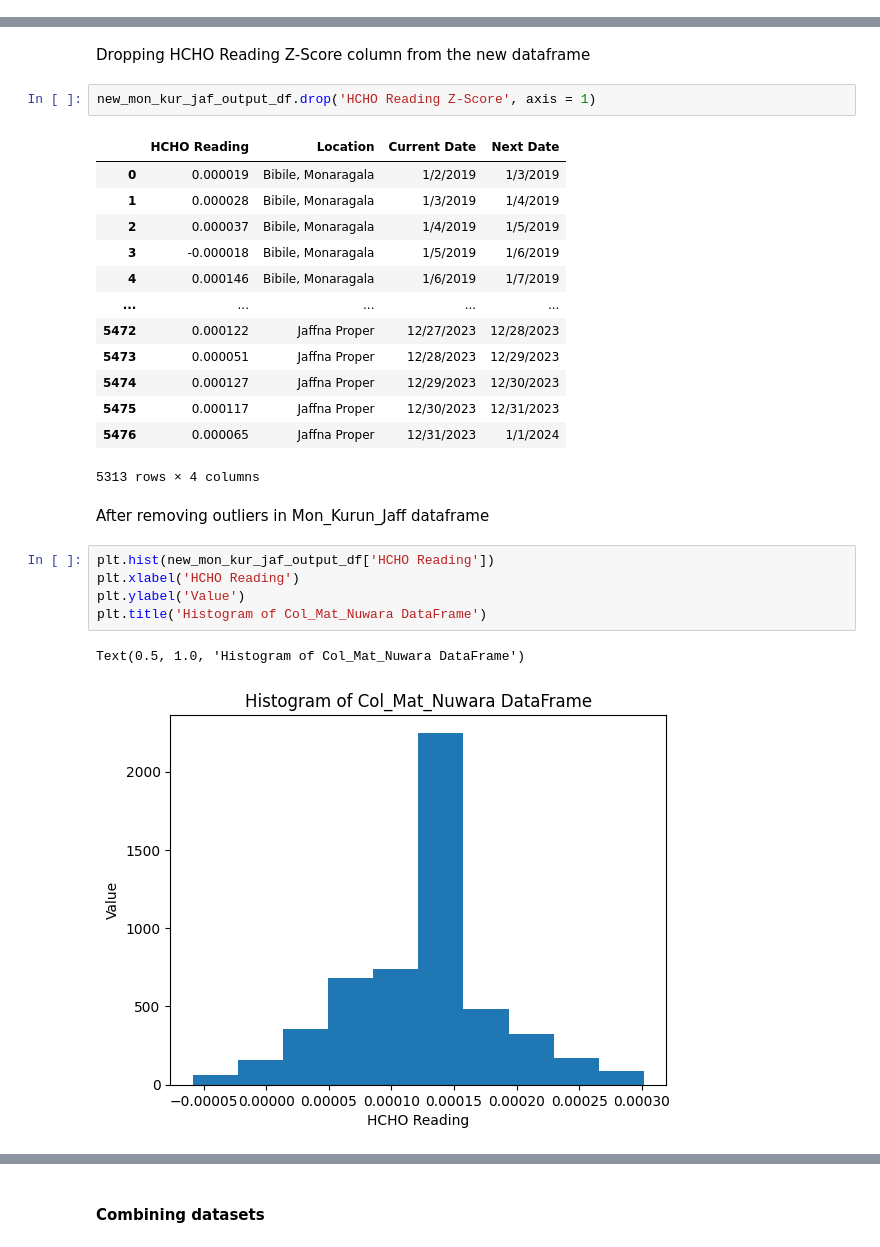
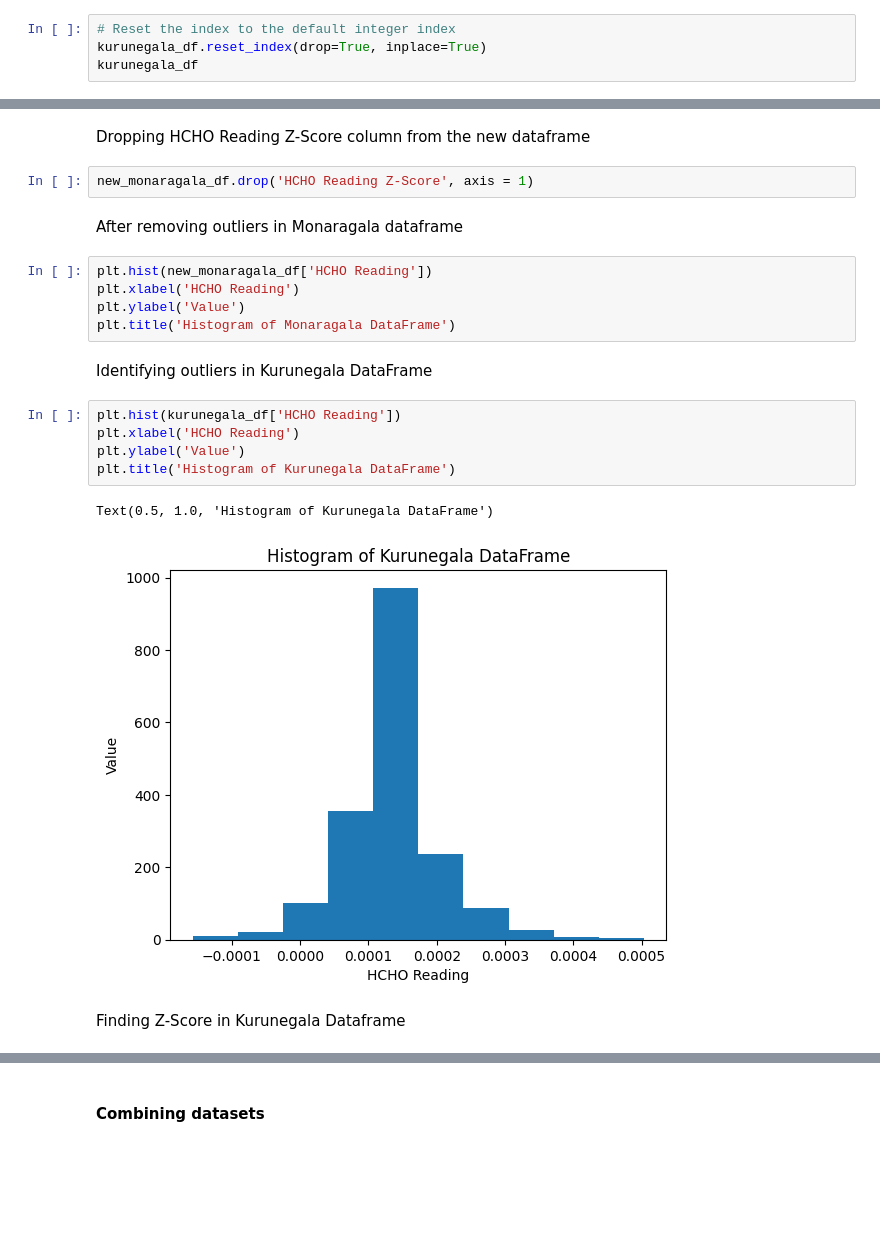
Before and after one commit to DeelakaDias/Analyzing-HCHO-Gas-Level-in-Sri-Lanka, a Jupyter notebook: Data Engineering CW.ipynb, the cells around one changed output, grey strips where cells are left out. Saved outputs shown, nothing was run; the diff lists cells and outputs as text; blank space fills up the shorter version.

```diff
--- a/Data Engineering CW.ipynb
+++ b/Data Engineering CW.ipynb
@@ -37,0 +42,4 @@ jaffna_df
+# %%
+# Reset the index to the default integer index
+kurunegala_df.reset_index(drop=True, inplace=True)
+kurunegala_df
@@ -477,28 +472,23 @@ new_mon_kur_jaf_output_df.shape[0], mon_kur_jaf_output_df.shape[0]
 # %% [markdown]
 Dropping HCHO Reading Z-Score column from the new dataframe
 # %%
-new_mon_kur_jaf_output_df.drop('HCHO Reading Z-Score', axis = 1)
+new_monaragala_df.drop('HCHO Reading Z-Score', axis = 1)
-# %% [output]
-|  | HCHO Reading | Location | Current Date | Next Date |
-| 0 | 0.000019 | Bibile, Monaragala | 1/2/2019 | 1/3/2019 |
-| 1 | 0.000028 | Bibile, Monaragala | 1/3/2019 | 1/4/2019 |
-| 2 | 0.000037 | Bibile, Monaragala | 1/4/2019 | 1/5/2019 |
-| 3 | -0.000018 | Bibile, Monaragala | 1/5/2019 | 1/6/2019 |
-| 4 | 0.000146 | Bibile, Monaragala | 1/6/2019 | 1/7/2019 |
-| ... | ... | ... | ... | ... |
-| 5472 | 0.000122 | Jaffna Proper | 12/27/2023 | 12/28/2023 |
-| 5473 | 0.000051 | Jaffna Proper | 12/28/2023 | 12/29/2023 |
-| 5474 | 0.000127 | Jaffna Proper | 12/29/2023 | 12/30/2023 |
-| 5475 | 0.000117 | Jaffna Proper | 12/30/2023 | 12/31/2023 |
-| 5476 | 0.000065 | Jaffna Proper | 12/31/2023 | 1/1/2024 |
-5313 rows × 4 columns
 # %% [markdown]
-After removing outliers in Mon_Kurun_Jaff dataframe
+After removing outliers in Monaragala dataframe
 # %%
-plt.hist(new_mon_kur_jaf_output_df['HCHO Reading'])
+plt.hist(new_monaragala_df['HCHO Reading'])
 plt.xlabel('HCHO Reading')
 plt.ylabel('Value')
-plt.title('Histogram of Col_Mat_Nuwara DataFrame')
+plt.title('Histogram of Monaragala DataFrame')
-# %% [output]
-Text(0.5, 1.0, 'Histogram of Col_Mat_Nuwara DataFrame')
-[figure, removed]
+# %% [markdown]
+Identifying outliers in Kurunegala DataFrame
+# %%
+plt.hist(kurunegala_df['HCHO Reading'])
+plt.xlabel('HCHO Reading')
+plt.ylabel('Value')
+plt.title('Histogram of Kurunegala DataFrame')
+# %% [output]
+Text(0.5, 1.0, 'Histogram of Kurunegala DataFrame')
+[figure, added]
+# %% [markdown]
+Finding Z-Score in Kurunegala Dataframe
```
Also changed, not shown: parts of 90 cells of this notebook.
